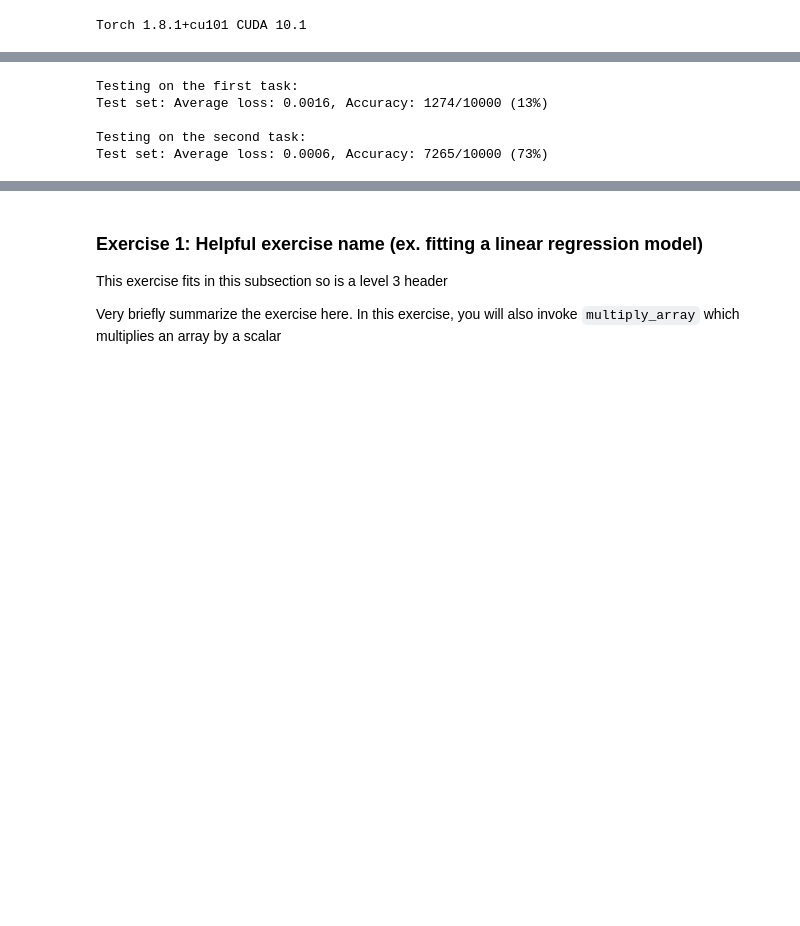
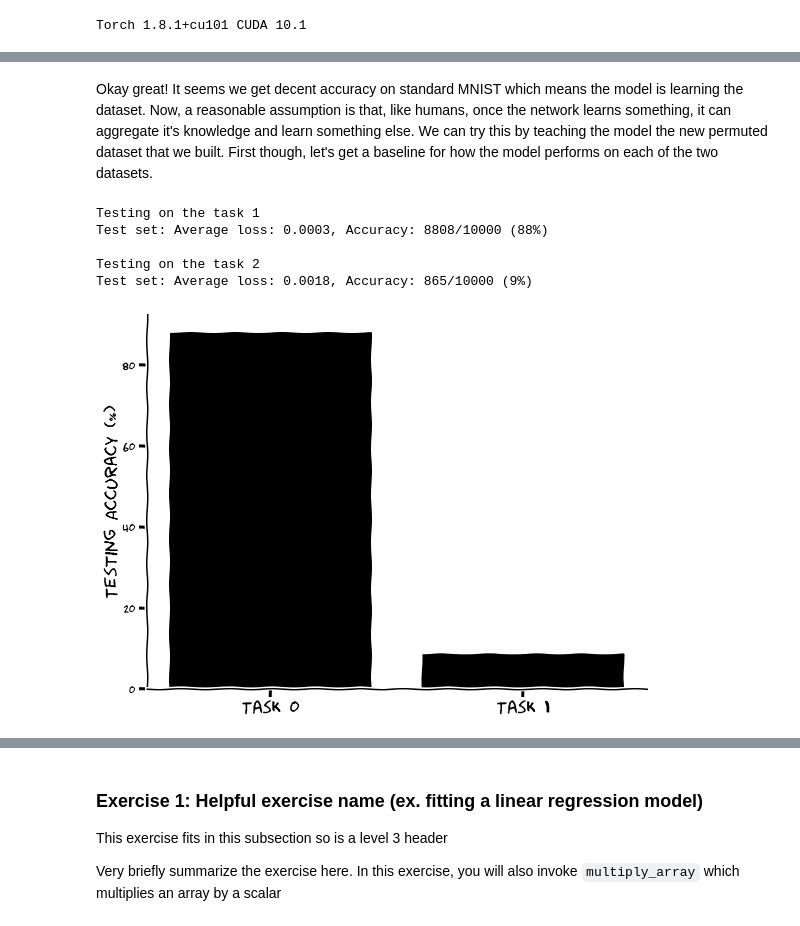
Before and after one commit to kwcooper/CL_neuromatch, a Jupyter notebook: continual_learning_neuromatch.ipynb, the cells around one changed output, grey strips where cells are left out. Cells and saved outputs as stored; diff of their text form; code cells hidden in the pictures; blank space fills up the shorter version.

```diff
--- a/continual_learning_neuromatch.ipynb
+++ b/continual_learning_neuromatch.ipynb
@@ -317,8 +309,11 @@ def test(model, device, x_test, t_test):
 # %%
+# Define a new model and set params
 model = Net().to(device)
 optimizer = optim.SGD(model.parameters(), lr=0.01, momentum=0.9)
 
-for epoch in range(1, 4):
+# Train the model on MNIST
+nEpochs = 3
+for epoch in range(1, nEpochs+1):
   train(model, device, x_train, t_train, optimizer, epoch)
   test(model, device, x_test, t_test)
 # %% [output]
@@ -351,12 +328,27 @@ Test set: Average loss: 0.0006, Accuracy: 7265/10000 (73%)
-# %%
-print("Testing on the first task:")
-test(model, device, x_test, t_test)
-
-print("Testing on the second task:")
-test(model, device, x_test2, t_test);
-# %% [output]
-Testing on the first task:
-Test set: Average loss: 0.0016, Accuracy: 1274/10000 (13%)
-
-Testing on the second task:
-Test set: Average loss: 0.0006, Accuracy: 7265/10000 (73%)
+# %% [markdown]
+Okay great! It seems we get decent accuracy on standard MNIST which means the model is learning the dataset. Now, a reasonable assumption is that, like humans, once the network learns something, it can aggregate it's knowledge and learn something else. We can try this by teaching the model the new permuted dataset that we built. First though, let's get a baseline for how the model performs on each of the two datasets.
+# %%
+# test the model on both the regular and permuted dataset
+
+# TODO: Refactor and move
+tasks = [(x_test, t_test), (x_test2, t_test)]
+accs = []
+for ti, task in enumerate(tasks):
+  print(f"Testing on task {ti+1}")
+  accs.append(test(model, device, task[0], task[1]))
+
+# And then let's [plot it
+with plt.xkcd():
+
+  nTasks = len(accs)
+  plt.bar(range(nTasks), accs, color='k')
+  plt.ylabel('Testing Accuracy (%)', size=18)
+  plt.xticks(range(nTasks),
+             [f'Task {ii+1}' for ii in range(nTasks)], size=18)
+# %% [output]
+Testing on the task 1
+Test set: Average loss: 0.0003, Accuracy: 8808/10000 (88%)
+
+Testing on the task 2
+Test set: Average loss: 0.0018, Accuracy: 865/10000 (9%)
+[figure, added]
```
Also changed, not shown: parts of 21 cells of this notebook.
